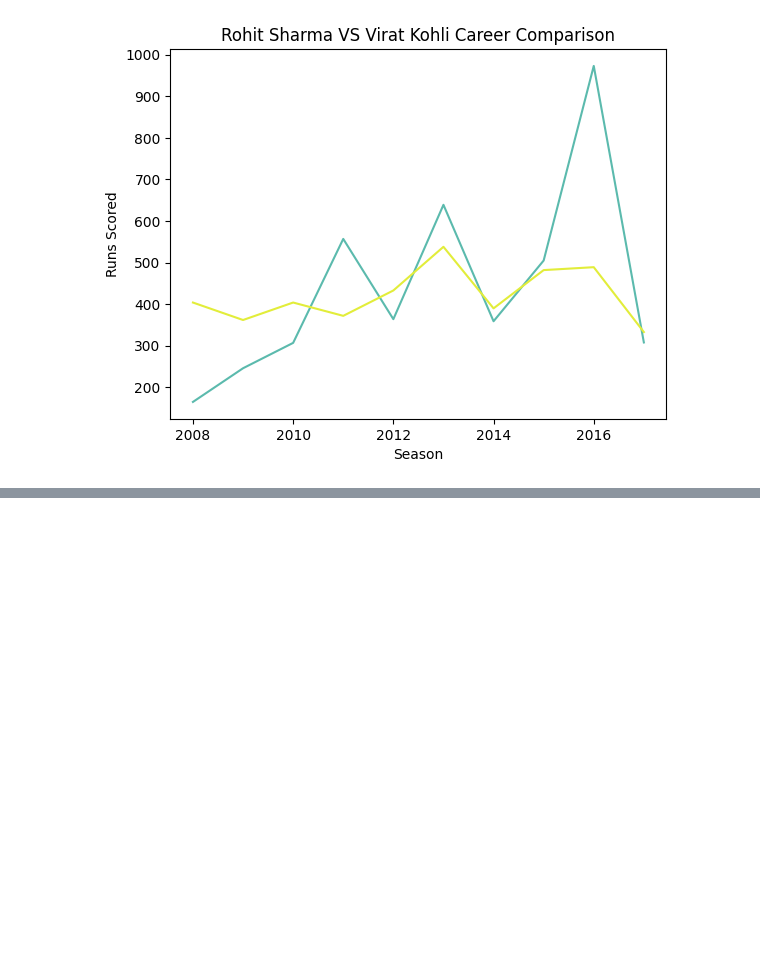
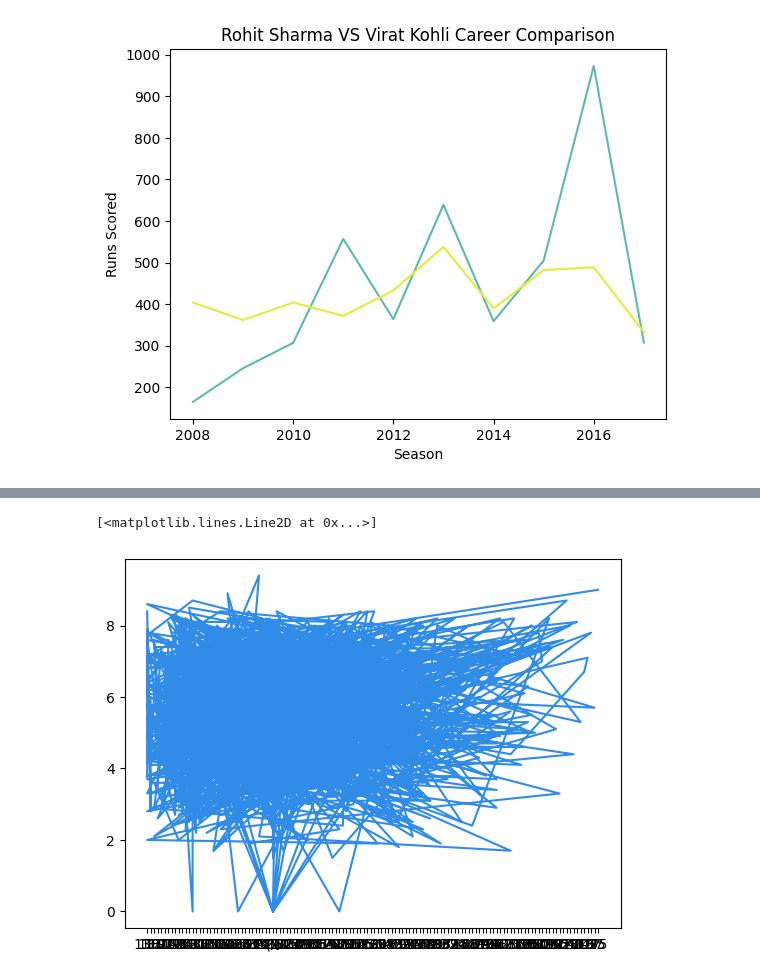
Before and after one commit to frypan05/Silhouette-codespaces-jupyter, a Jupyter notebook: notebooks/dueties.ipynb, the cells around one changed output, grey strips where cells are left out. Saved outputs shown, nothing was run; the diff lists cells and outputs as text; code cells hidden in the pictures; blank space fills up the shorter version.

Commit message:
more matplotlib

```diff
--- a/notebooks/dueties.ipynb
+++ b/notebooks/dueties.ipynb
@@ -878,3 +878,6 @@ plt.ylabel('Runs Scored')
 # %% [output]
 Text(0, 0.5, 'Runs Scored')
 [figure]
+# %%
+movies = pd.read_csv('/workspaces/codespaces-jupyter/data/movies.csv',squeeze=True)
+movies
@@ -880,0 +899,5 @@ Text(0, 0.5, 'Runs Scored')
+# %%
+plt.plot(movies['runtime'],movies['imdb_rating'],color='#318ce7')
+# %% [output]
+[<matplotlib.lines.Line2D at 0x...>]
+[figure, added]
```
Also changed, not shown: parts of 3 cells of this notebook.
